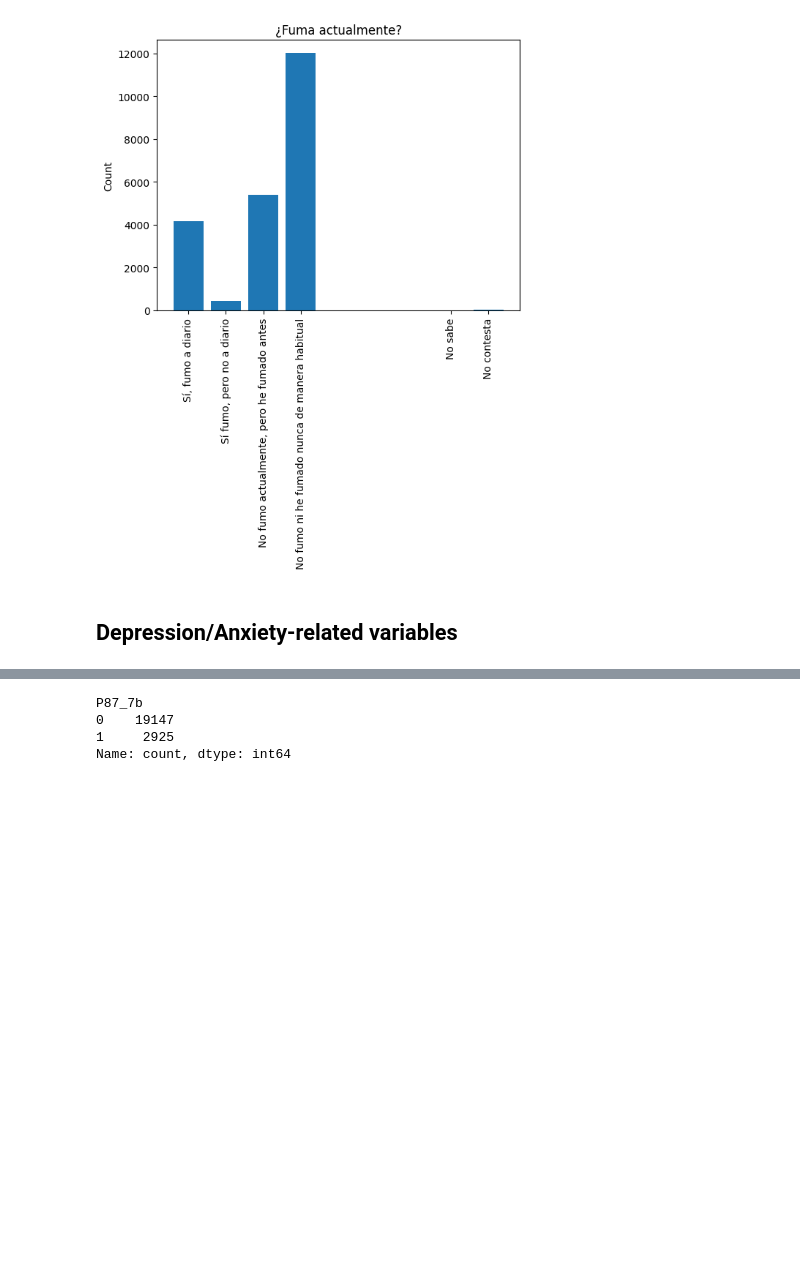
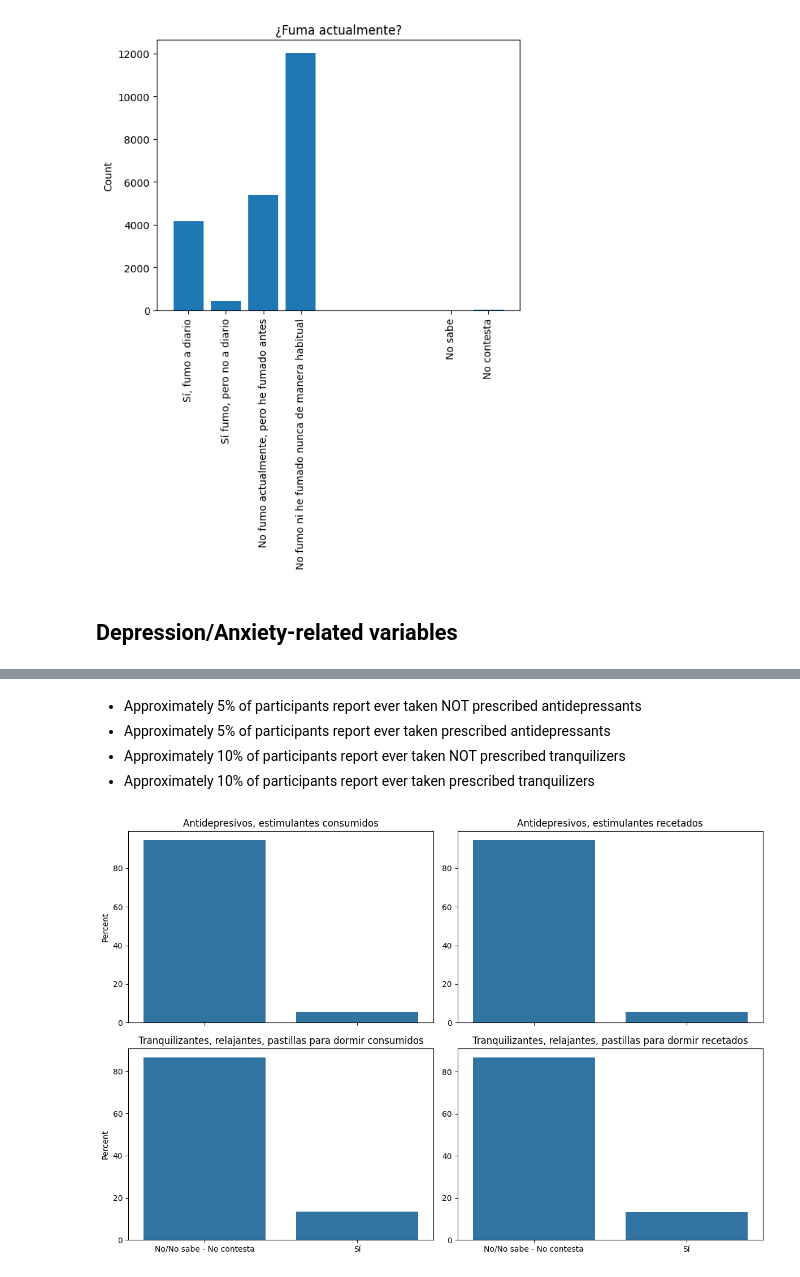
Before and after one commit to linama2593/mental_health_spain, a Jupyter notebook: src/exploratory_data_analysis_json.ipynb, the cells around one changed output, grey strips where cells are left out. Saved outputs shown, nothing was run; the diff lists cells and outputs as text; code cells hidden in the pictures; blank space fills up the shorter version.

```diff
--- a/src/exploratory_data_analysis_json.ipynb
+++ b/src/exploratory_data_analysis_json.ipynb
@@ -327,20 +275,0 @@ Tranquilizantes, relajantes, pastillas para dormir consumidas
-# %%
-var_x = 'P87_7a'
-
-# Obtén los valores únicos y sus recuentos
-counts = clean_df[var_x].value_counts()
-
-values, categories, title= parse_json(var_x)
-
-# Crea el gráfico de barras
-plt.bar(counts.index, counts.values)
-
-# Personaliza el gráfico
-plt.xlabel('')
-plt.ylabel('Count')
-plt.title(title)
-
-plt.xticks(values, categories)
-
-# Muestra el gráfico
-plt.show()
@@ -382,7 +276,32 @@ plt.show()
-# %%
-clean_df['P87_7b'].value_counts()
-# %% [output]
-P87_7b
-0    19147
-1     2925
-Name: count, dtype: int64
+# %% [markdown]
+*   Approximately 5% of participants report ever taken NOT prescribed antidepressants
+*   Approximately 5% of participants report ever taken prescribed antidepressants
+*   Approximately 10% of participants report ever taken NOT prescribed tranquilizers
+*   Approximately 10% of participants report ever taken prescribed tranquilizers
+# %%
+vars=['P87_14a', 'P87_14b', 'P87_7a', 'P87_7b']
+cols=2
+rows=((len(clean_df[vars].columns) - 1) // cols) + 1
+fig, axis = plt.subplots(rows, cols, figsize=(12, rows * 4))
+for col, ax in zip(clean_df[vars].columns , axis.flatten()):
+  values, categories, title= parse_json(col)
+  sns.countplot(data=clean_df, x=col, ax=ax, stat='percent')
+  ax.set_title(title)
+  ax.set_ylabel('')
+  ax.set_xlabel('')
+  ax.set_xticks(values)
+  ax.set_xticklabels(categories)
+
+axis[0,0].set_ylabel('Percent')
+axis[1,0].set_ylabel('Percent')
+axis[0,0].set_xticklabels('')
+axis[0,1].set_xticklabels('')
+
+#removing empty subplots
+for i in range(len(clean_df[vars]), len(axis.flatten())):
+      fig.delaxes(axis.flatten()[i])
+
+plt.tight_layout()
+plt.show()
+# %% [output]
+[figure, added]
```
Also changed, not shown: parts of 12 cells of this notebook.
